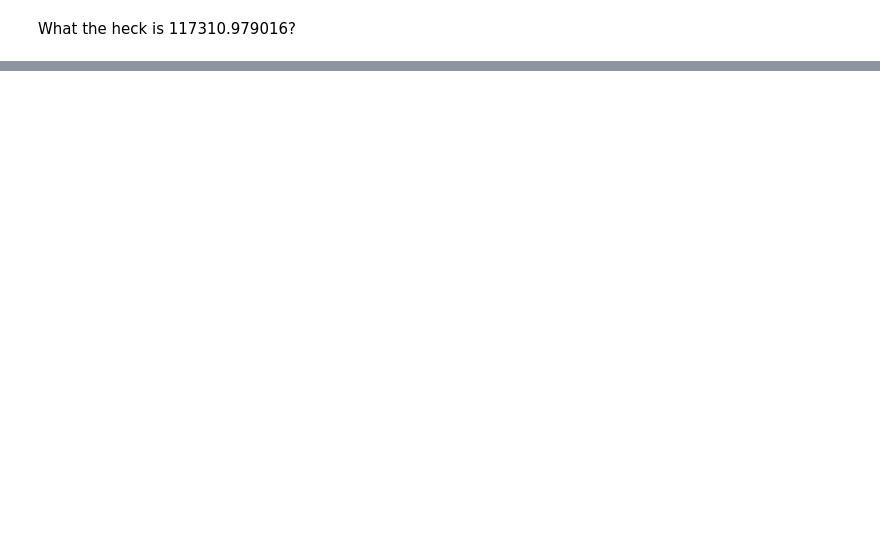
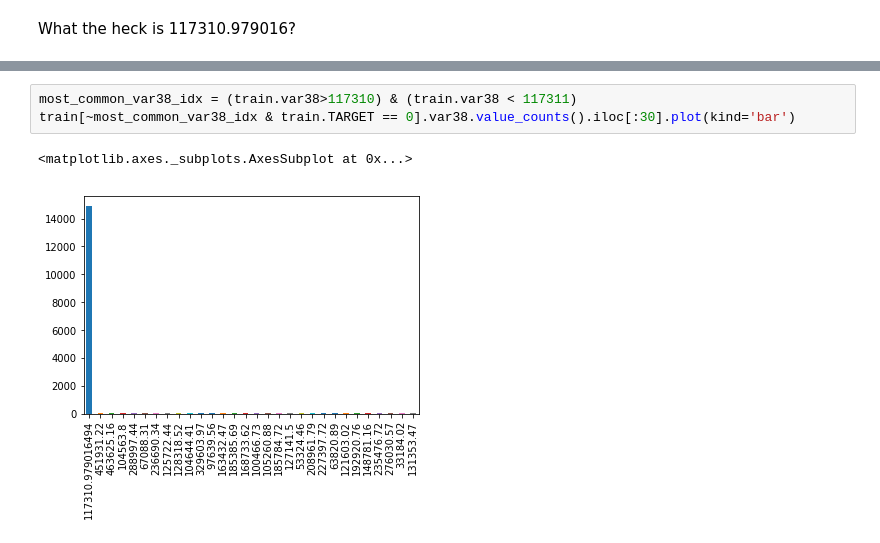
Before and after one commit to qnkhuat/kaggle, a Jupyter notebook: santander_customers_satisfaction/notebooks/Exploring.ipynb, the cells around one changed output, grey strips where cells are left out. Drawn from its saved outputs; the diff is of its cells as text; blank space fills up the shorter version.

```diff
--- a/santander_customers_satisfaction/notebooks/Exploring.ipynb
+++ b/santander_customers_satisfaction/notebooks/Exploring.ipynb
@@ -290,0 +304,6 @@ train[~most_common_var38_idx].var38.hist(log=True,bins=100)
+# %%
+most_common_var38_idx = (train.var38>117310) & (train.var38 < 117311)
+train[~most_common_var38_idx & train.TARGET == 0].var38.value_counts().iloc[:30].plot(kind='bar')
+# %% [output]
+<matplotlib.axes._subplots.AxesSubplot at 0x...>
+[figure, added]
```
Also changed, not shown: parts of 5 cells of this notebook, 5 other files.
